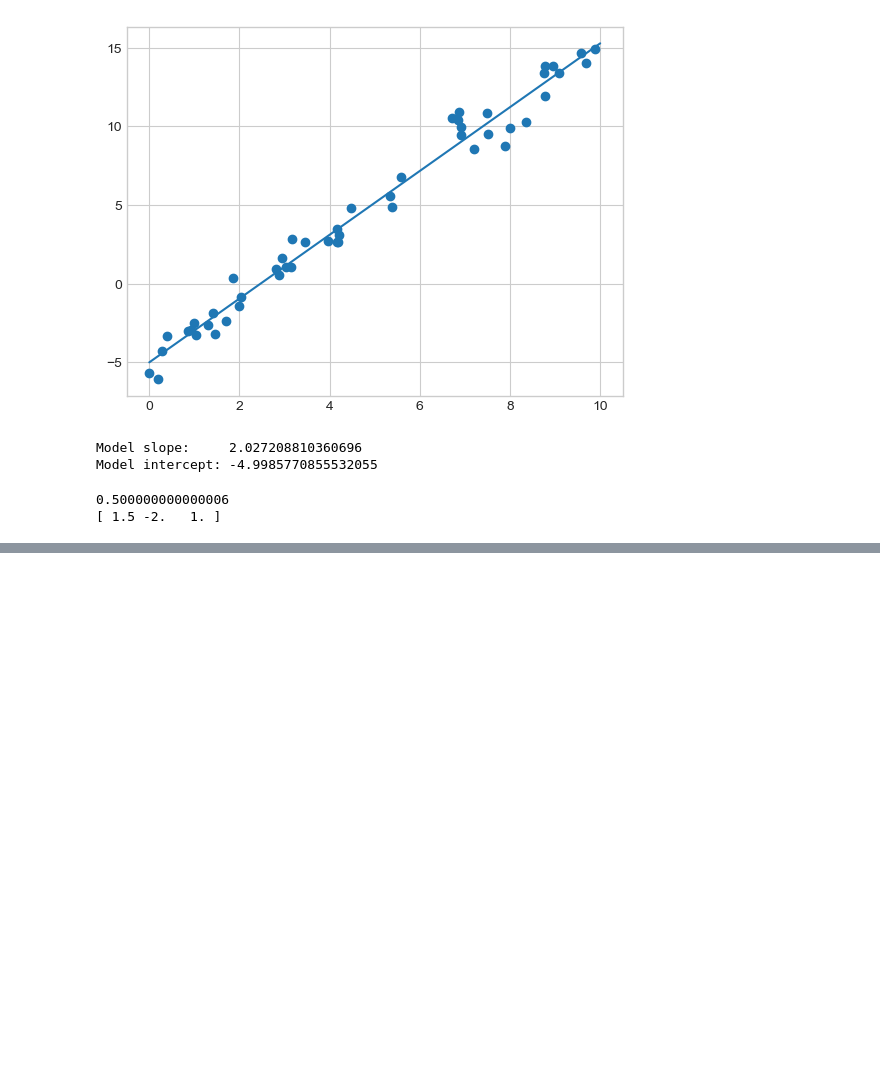
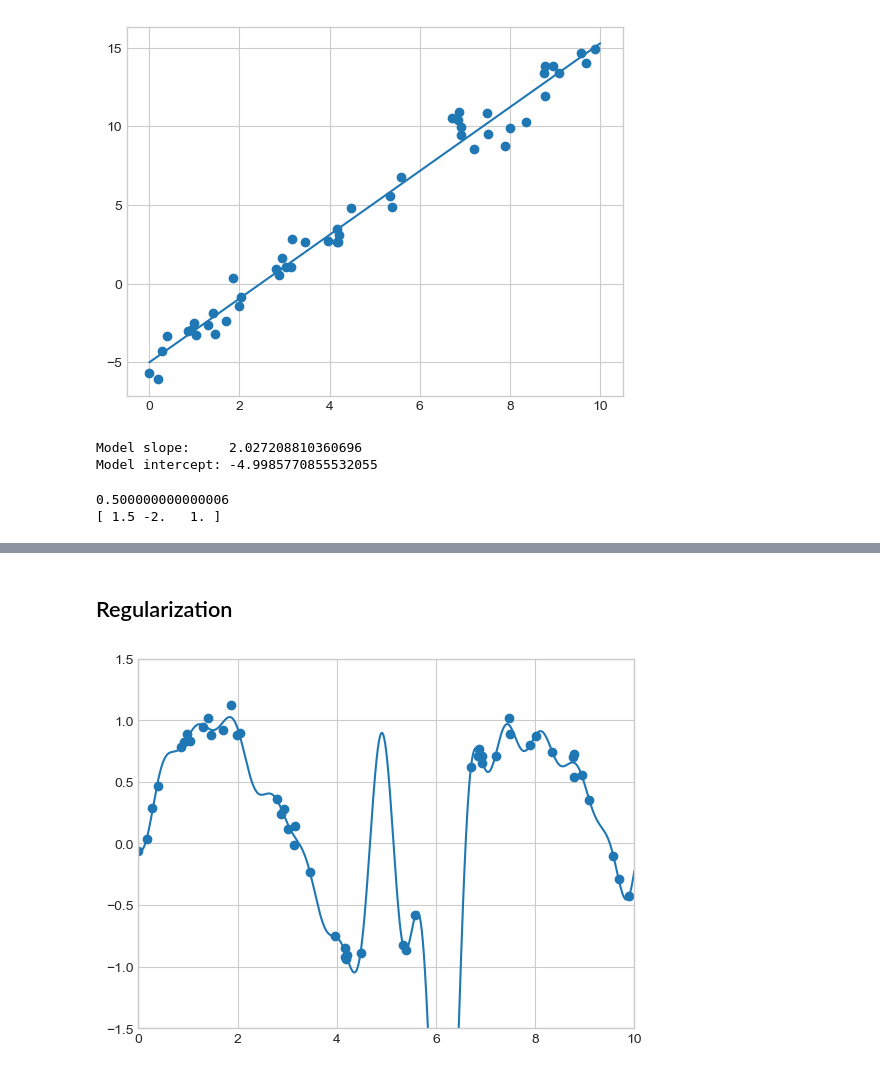
Before and after one commit to sebastianmb/MachineLearning, a Jupyter notebook: Learning_Book/In Depth Linear Regression.ipynb, the cells around one changed output, grey strips where cells are left out. Saved outputs shown, nothing was run; the diff lists cells and outputs as text; code cells hidden in the pictures; blank space fills up the shorter version.

```diff
--- a/Learning_Book/In Depth Linear Regression.ipynb
+++ b/Learning_Book/In Depth Linear Regression.ipynb
@@ -46,0 +115,14 @@ print(model.coef_)
+# %% [markdown]
+## Regularization
+# %%
+model = make_pipeline(GaussianFeatures(30),
+                      LinearRegression())
+model.fit(x[:, np.newaxis], y)
+
+plt.scatter(x, y)
+plt.plot(xfit, model.predict(xfit[:, np.newaxis]))
+
+plt.xlim(0, 10)
+plt.ylim(-1.5, 1.5);
+# %% [output]
+[figure, added]
```
Also changed, not shown: parts of 28 cells of this notebook, 2 other files.
